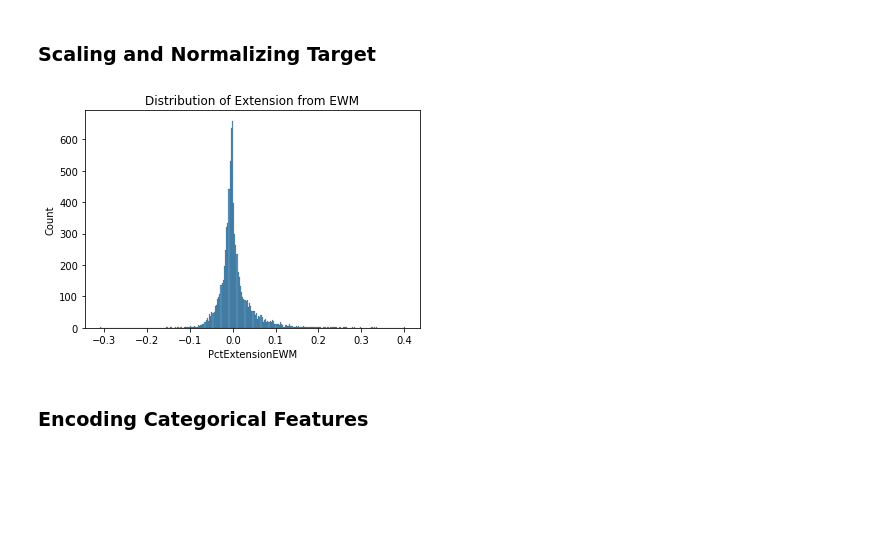
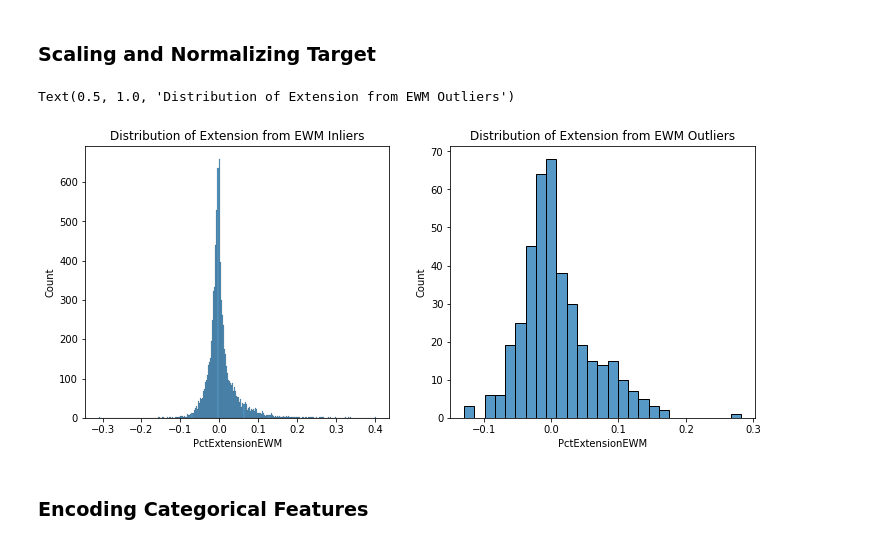
Before and after one commit to derekwayne/bayc-prediction, a Jupyter notebook: nft_notebook.ipynb, the cells around one changed output. Cells and saved outputs as stored; diff of their text form; code cells hidden in the pictures; blank space fills up the shorter version.

Commit message:
outlier/inlier split modeling

```diff
--- a/nft_feature_engineering.ipynb
+++ b/nft_notebook.ipynb
@@ -55,15 +55,16 @@ df['LogUSDPrice'] = np.log(df['USDPrice'])
 mean = df['LogUSDPrice'].ewm(span=14).mean()  # exponentially weighted moving average with 14 point window
 std = df['LogUSDPrice'].ewm(span=14).std()
 
-mean_plus_std = mean + 1.7*std
+mean_plus_std = mean + 1.7*std  # 1.7 worked well
 # mean_minus_std = mean - 2*std
-
 
 # is_outlier = (df['LogUSDPrice'] > mean_plus_std) | (df['LogUSDPrice'] < mean_minus_std)
 is_outlier = df['LogUSDPrice'] > mean_plus_std
+df['Outlier'] = 1
+df.loc[is_outlier, 'Outlier'] = -1
 
-dfo, dfi = df.loc[is_outlier, :], df.loc[~is_outlier, :]
-for data in [dfo, dfi]:
-    rolling_median = data['LogUSDPrice'].rolling(window=7, min_periods=1).median()
-    ewm = data['LogUSDPrice'].ewm(span=14).mean()
-    data['LogUSDPriceEWM'] = (rolling_median + ewm) / 2
+# rolling_median = df['LogUSDPrice'].rolling(window=7, min_periods=1).median()
+# ewm = df['LogUSDPrice'].ewm(span=14).mean()
+# df['LogUSDPriceEWM'] = (rolling_median + ewm) / 2
+# # Percentage Extension from the Exponential Weighted Moving Average
+# df['PctExtensionEWM'] = df.apply(lambda x: (x['LogUSDPrice'] - x['LogUSDPriceEWM']) / x['LogUSDPriceEWM'], axis=1)
@@ -76,3 +71,12 @@ See the caveats in the documentation: https://pandas.pydata.org/pandas-docs/stab
+# %%
+dfo, dfi = df[is_outlier].copy(), df[~is_outlier].copy()
+dfs = dfo, dfi
+for data in dfs:
+    rolling_median = data['LogUSDPrice'].rolling(window=7, min_periods=1).median()
+    ewm = data['LogUSDPrice'].ewm(span=14).mean()
+    data['LogUSDPriceEWM'] = (rolling_median + ewm) / 2
+    # Percentage Extension from the Exponential Weighted Moving Average
+    data['PctExtensionEWM'] = data.apply(lambda x: (x['LogUSDPrice'] - x['LogUSDPriceEWM']) / x['LogUSDPriceEWM'], axis=1)
 # %% [markdown]
 **Results** (over the origin dataset)
 # %%
@@ -173,8 +184,11 @@ To prepare the data for the model we will need to do some scaling and normalizin
-# %%
-fig, ax = plt.subplots()
-sns.histplot(df['PctExtensionEWM']).set_title('Distribution of Extension from EWM')
-plt.show()
-# %% [output]
-[figure, removed]
+# %%
+fig, (ax1, ax2) = plt.subplots(1,2, figsize=(12,5))
+sns.histplot(dfi['PctExtensionEWM'], ax=ax1)
+ax1.set_title('Distribution of Extension from EWM Inliers')
+sns.histplot(dfo['PctExtensionEWM'], ax=ax2)
+ax2.set_title('Distribution of Extension from EWM Outliers')
+# %% [output]
+Text(0.5, 1.0, 'Distribution of Extension from EWM Outliers')
+[figure, added]
 # %% [markdown]
 ### Encoding Categorical Features
```
Also changed, not shown: parts of 39 cells of this notebook, 3 other files.
